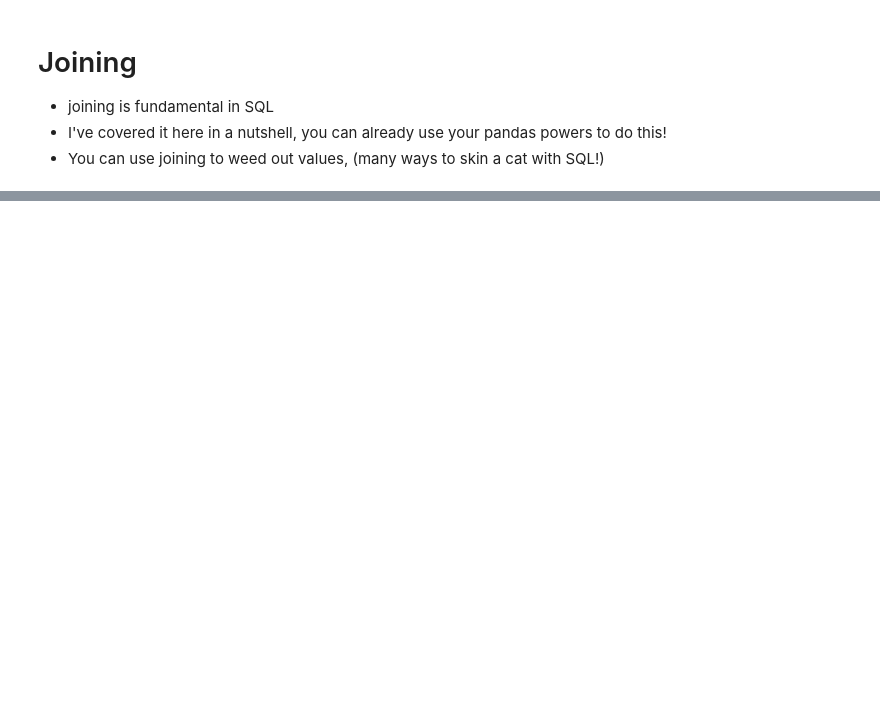
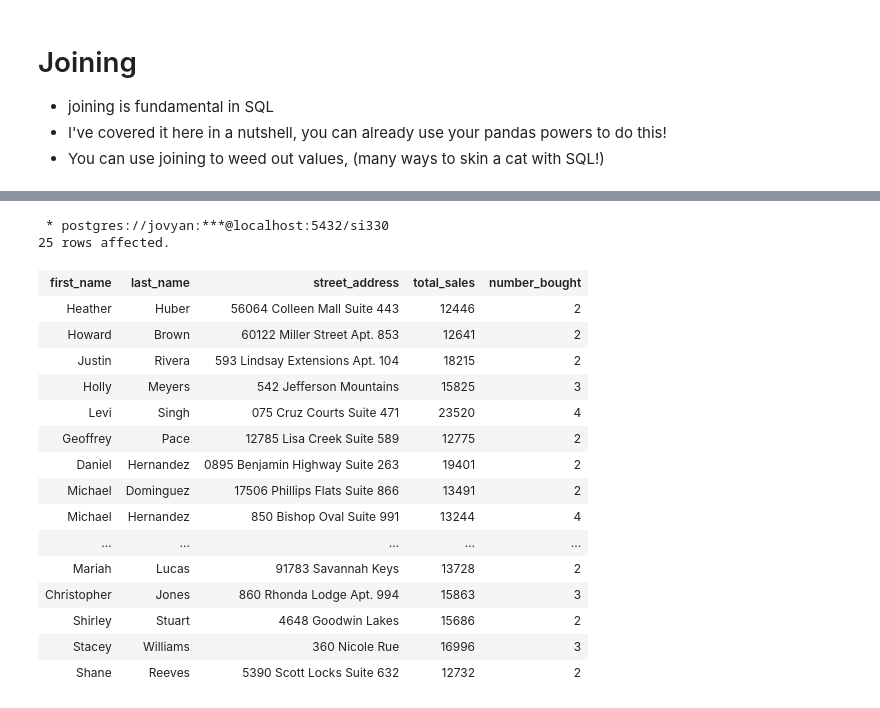
Before and after one commit to cab938/si330_fa20, a Jupyter notebook: 16_more_databases.ipynb, the cells around one changed output, grey strips where cells are left out. Cells and saved outputs as stored; diff of their text form; code cells hidden in the pictures; blank space fills up the shorter version.

```diff
--- a/16_more_databases.ipynb
+++ b/16_more_databases.ipynb
@@ -135,3 +380,33 @@ group by
+# %%
+%%sql
+-- how would we get the top 25 people we have made money from?
+select per.first_name, per.last_name, per.street_address, top25.total_sales, top25.number_bought from person per, (
+    select count(*) as number_bought, sum(s.price) as total_sales, p.id
+    from person p join sales s on p.id=s.person_id
+    group by p.id
+    order by total_sales desc
+    limit 25
+) top25
+where per.id=top25.id;
+# %% [output]
+ * postgres://jovyan:***@localhost:5432/si330
+25 rows affected.
+| first_name | last_name | street_address | total_sales | number_bought |
+| Heather | Huber | 56064 Colleen Mall Suite 443 | 12446 | 2 |
+| Howard | Brown | 60122 Miller Street Apt. 853 | 12641 | 2 |
+| Justin | Rivera | 593 Lindsay Extensions Apt. 104 | 18215 | 2 |
+| Holly | Meyers | 542 Jefferson Mountains | 15825 | 3 |
+| Levi | Singh | 075 Cruz Courts Suite 471 | 23520 | 4 |
+| Geoffrey | Pace | 12785 Lisa Creek Suite 589 | 12775 | 2 |
+| Daniel | Hernandez | 0895 Benjamin Highway Suite 263 | 19401 | 2 |
+| Michael | Dominguez | 17506 Phillips Flats Suite 866 | 13491 | 2 |
+| Michael | Hernandez | 850 Bishop Oval Suite 991 | 13244 | 4 |
+| ... | ... | ... | ... | ... |
+| Mariah | Lucas | 91783 Savannah Keys | 13728 | 2 |
+| Christopher | Jones | 860 Rhonda Lodge Apt. 994 | 15863 | 3 |
+| Shirley | Stuart | 4648 Goodwin Lakes | 15686 | 2 |
+| Stacey | Williams | 360 Nicole Rue | 16996 | 3 |
+| Shane | Reeves | 5390 Scott Locks Suite 632 | 12732 | 2 |
 # %% [markdown]
 And frankly, this makes SQL some bad assed waterbending.
 <img src="https://img.memecdn.com/badass-korra_o_3075605.jpg" />
```
Also changed, not shown: parts of 25 cells of this notebook, 4 other files.
